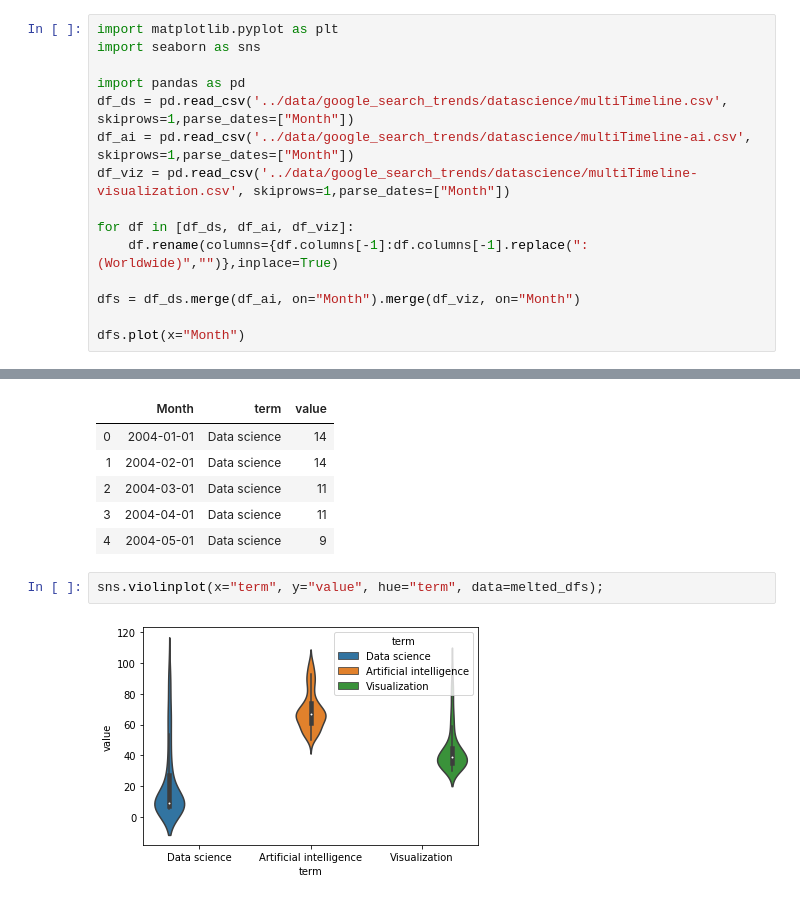
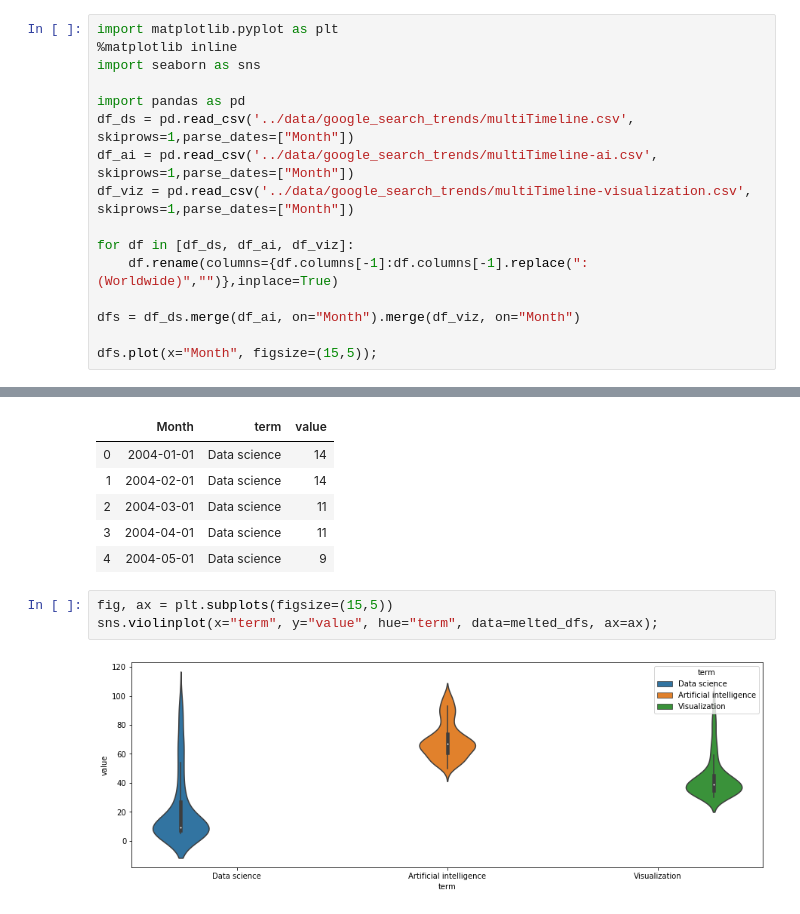
Before and after one commit to lucasdurand/visualization-seminar, a Jupyter notebook: Part 2 - Static Plots/Seaborn.ipynb, the cells around one changed output, grey strips where cells are left out. Drawn from its saved outputs; the diff is of its cells as text.

Commit message:
More work new data

```diff
--- a/Part 2 - Static Plots/Seaborn.ipynb
+++ b/Part 2 - Static Plots/Seaborn.ipynb
@@ -4,16 +4,17 @@
 Seaborn is a high-level library that **makes magic** out of `matplotlib`. Not only does it immediately make old plots *look better* it also allows you to build **complex** plots that would be a nightmare in `matplotlib`
 # %%
 import matplotlib.pyplot as plt
+%matplotlib inline
 import seaborn as sns
 
 import pandas as pd
-df_ds = pd.read_csv('../data/google_search_trends/datascience/multiTimeline.csv', skiprows=1,parse_dates=["Month"])
-df_ai = pd.read_csv('../data/google_search_trends/datascience/multiTimeline-ai.csv', skiprows=1,parse_dates=["Month"])
-df_viz = pd.read_csv('../data/google_search_trends/datascience/multiTimeline-visualization.csv', skiprows=1,parse_dates=["Month"])
+df_ds = pd.read_csv('../data/google_search_trends/multiTimeline.csv', skiprows=1,parse_dates=["Month"])
+df_ai = pd.read_csv('../data/google_search_trends/multiTimeline-ai.csv', skiprows=1,parse_dates=["Month"])
+df_viz = pd.read_csv('../data/google_search_trends/multiTimeline-visualization.csv', skiprows=1,parse_dates=["Month"])
 
 for df in [df_ds, df_ai, df_viz]:
     df.rename(columns={df.columns[-1]:df.columns[-1].replace(": (Worldwide)","")},inplace=True)
 
 dfs = df_ds.merge(df_ai, on="Month").merge(df_viz, on="Month")
 
-dfs.plot(x="Month")
+dfs.plot(x="Month", figsize=(15,5));
@@ -50,6 +53,7 @@ melted_dfs.head()
 | 3 | 2004-04-01 | Data science | 11 |
 | 4 | 2004-05-01 | Data science | 9 |
 # %%
-sns.violinplot(x="term", y="value", hue="term", data=melted_dfs);
+fig, ax = plt.subplots(figsize=(15,5))
+sns.violinplot(x="term", y="value", hue="term", data=melted_dfs, ax=ax);
 # %% [output]
-[figure, old version]
+[figure, new version]
```
Also changed, not shown: parts of 18 cells of this notebook, 22 other files.
